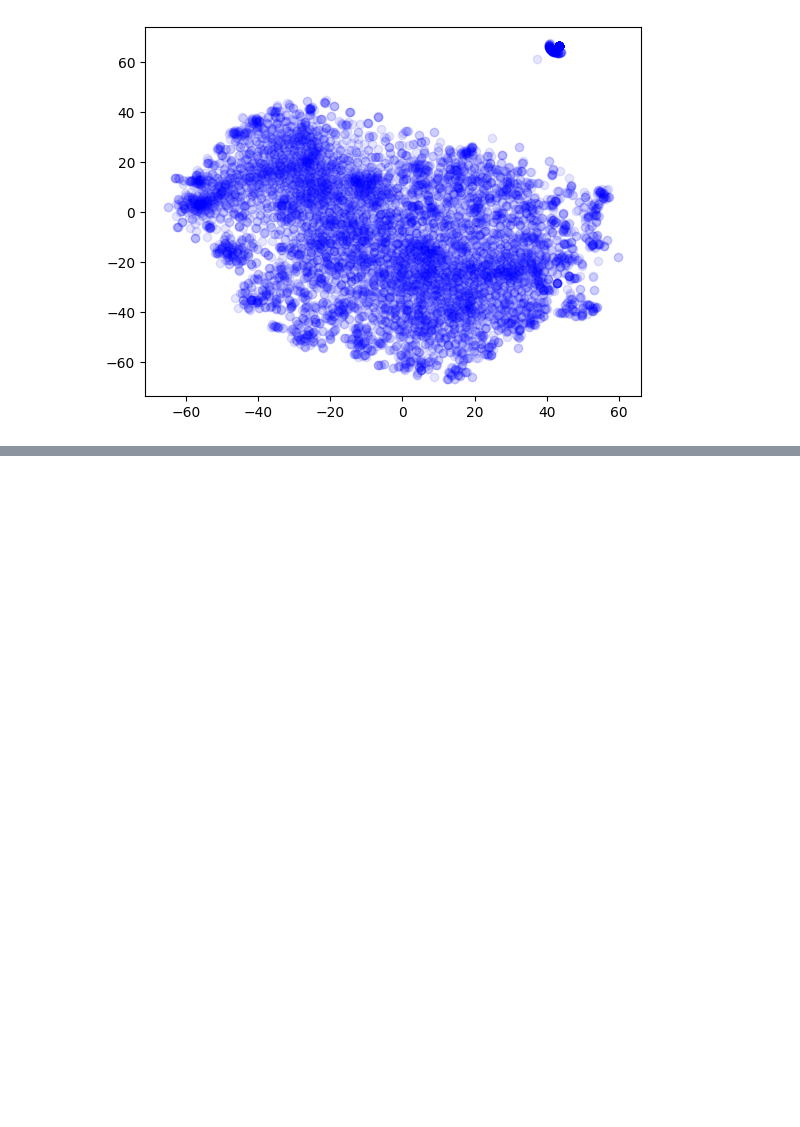
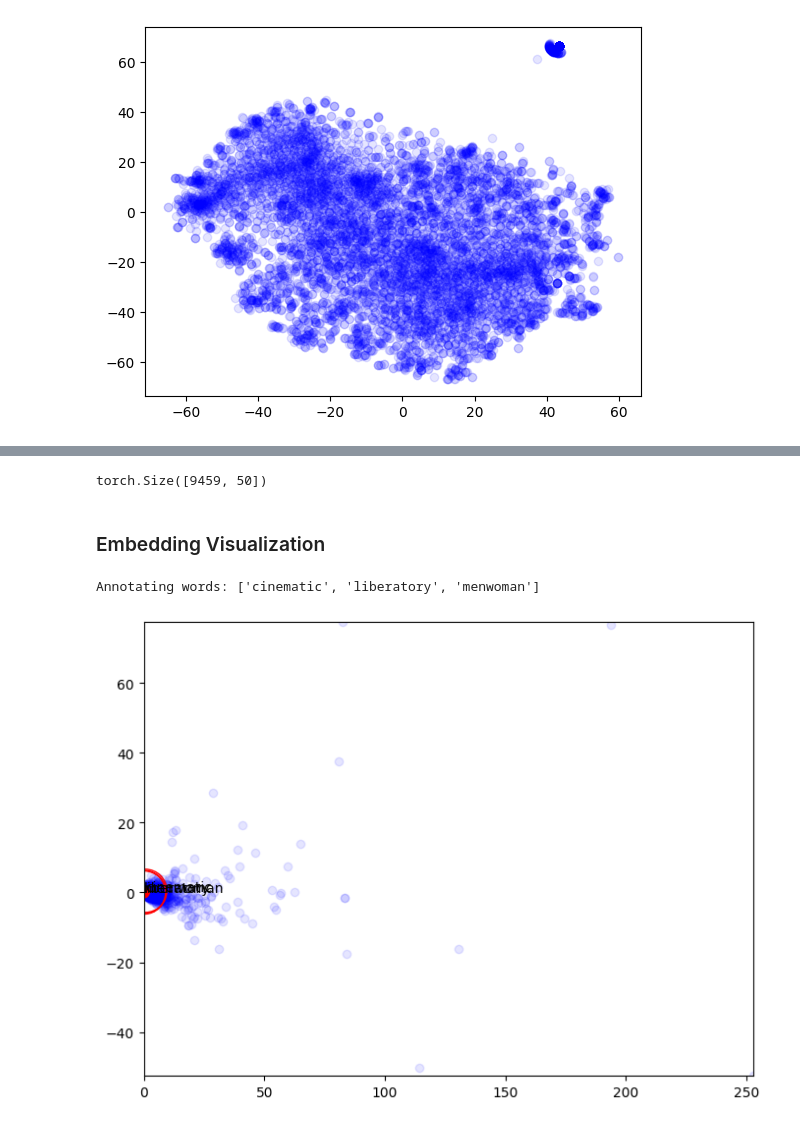
Before and after one commit to mattialodi0/progNLP, a Jupyter notebook: assignment-1/draft.ipynb, the cells around one changed output, grey strips where cells are left out. Cells and saved outputs as stored; diff of their text form; code cells hidden in the pictures; blank space fills up the shorter version.

```diff
--- a/assignment-1/draft.ipynb
+++ b/assignment-1/draft.ipynb
@@ -492,0 +717,17 @@ plt.show()
+# %%
+vocab_size = len(word_to_idx)
+
+embedding_matrix = build_embedding_matrix(
+    embedding_model=embedding_model,
+    embedding_dimension=embedding_dimension,
+    word_to_idx=word_to_idx,
+    vocab_size=vocab_size,
+    oov_terms=oov_terms,
+    unk_token="<UNK>",
+    oov_strategy="subwords",
+)
+
+print()
+print(embedding_matrix.shape)  # [vocab_size, embedding_dim]
+# %% [output]
+torch.Size([9459, 50])
@@ -492,0 +767,2 @@ plt.show()
+# %% [markdown]
+### Embedding Visualization
@@ -492,0 +812,47 @@ plt.show()
+# %%
+def reduce_SVD(embeddings: np.ndarray) -> np.ndarray:
+    """
+    Applies SVD dimensionality reduction.
+
+    :param embeddings: word embedding matrix of shape (words, dim). In the case
+                       of a word-word co-occurrence matrix the matrix shape would
+                       be (words, words).
+
+    :return
+        - 2-dimensional word embedding matrix of shape (words, 2)
+    """
+    svd = TruncatedSVD(n_components=2, n_iter=10)
+    reduced = svd.fit_transform(embeddings)
+
+    return reduced
+
+def reduce_umap(embeddings: np.ndarray) -> np.ndarray:
+    """
+    Applies UMAP dimensionality reduction.
+    """
+    umap_emb = umap.UMAP(n_components=2, metric='cosine')
+    reduced = umap_emb.fit_transform(embeddings)
+
+    return reduced
+# %%
+def run_visualization(method_name: str,
+                      words_list: List[str],
+                      word_to_idx: Dict[str, int],
+                      co_occurrence_matrix):
+    method_name = method_name.lower().strip()
+    method_map = {
+        'svd': reduce_SVD,
+        'umap': reduce_umap
+    }
+
+    if method_name not in method_map:
+        raise RuntimeError(f'Invalid method name! Got {method_name}.')
+
+    reduced = method_map[method_name](co_occurrence_matrix)
+    visualize_embeddings(reduced, words_list, word_to_idx)
+# %%
+rand_words = np.random.choice(list(word_to_idx.keys()), size=3, replace=False).tolist()
+run_visualization('svd',rand_words, word_to_idx, co_occurrence_matrix)
+# %% [output]
+Annotating words: ['cinematic', 'liberatory', 'menwoman']
+[figure, added]
```
Also changed, not shown: parts of 30 cells of this notebook.
